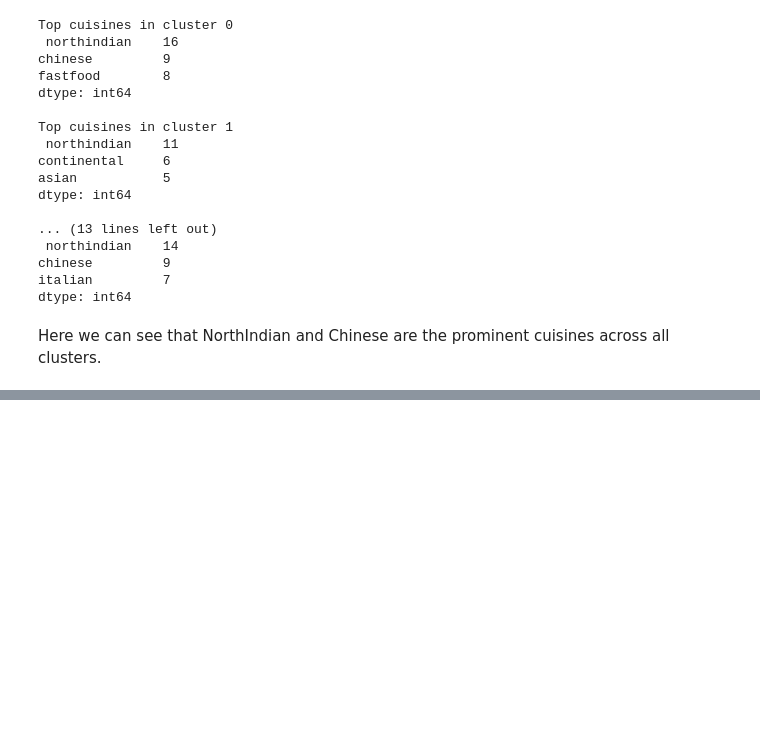
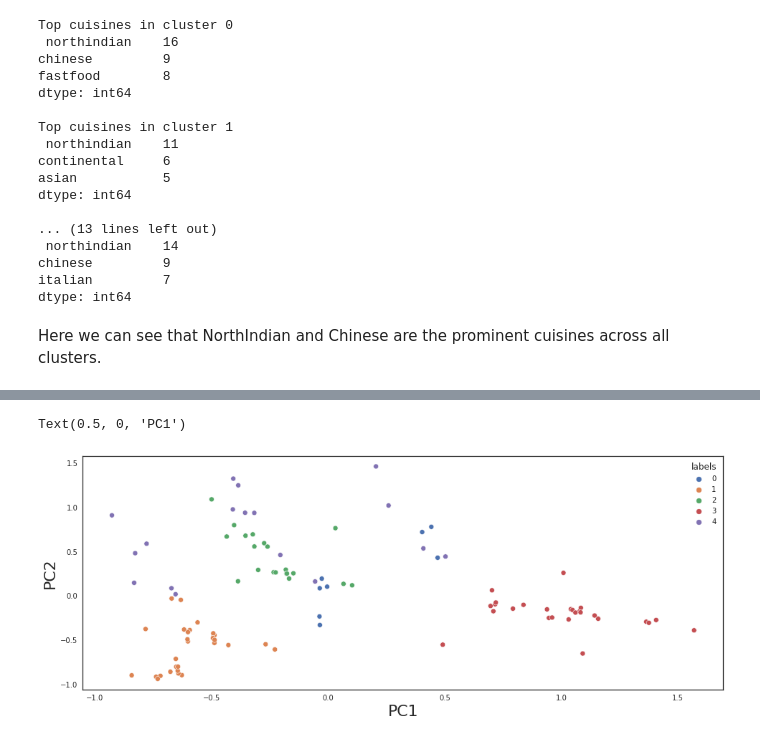
Before and after one commit to rohit-1026/Zomato-Restaurant-Clustering-and-Sentiment-Analysis, a Jupyter notebook: ZOMATO_RESTAURANT_CLUSTERING_AND_SENTIMENT_ANALYSIS.ipynb, the cells around one changed output, grey strips where cells are left out. Drawn from its saved outputs; the diff is of its cells as text; code cells hidden in the pictures; blank space fills up the shorter version.

```diff
--- a/ZOMATO_RESTAURANT_CLUSTERING_AND_SENTIMENT_ANALYSIS.ipynb
+++ b/ZOMATO_RESTAURANT_CLUSTERING_AND_SENTIMENT_ANALYSIS.ipynb
@@ -1309,0 +1364,14 @@ Here we can see that NorthIndian and Chinese are the prominent cuisines across a
+# %%
+cluster_labels = model1.predict(X_pca)
+# %%
+# Making label column
+df_cluster['labels'] = cluster_labels
+# %%
+plt.figure(figsize = (16,6))
+sns.set_style('white')
+sns.scatterplot(y=X_pca[:,1],x=X_pca[:,0],data=df_cluster,hue='labels', palette = 'deep')
+plt.ylabel('PC2',fontdict={'size':22})
+plt.xlabel('PC1',fontdict={'size':22})
+# %% [output]
+Text(0.5, 0, 'PC1')
+[figure, added]
```
Also changed, not shown: parts of 12 cells of this notebook.
